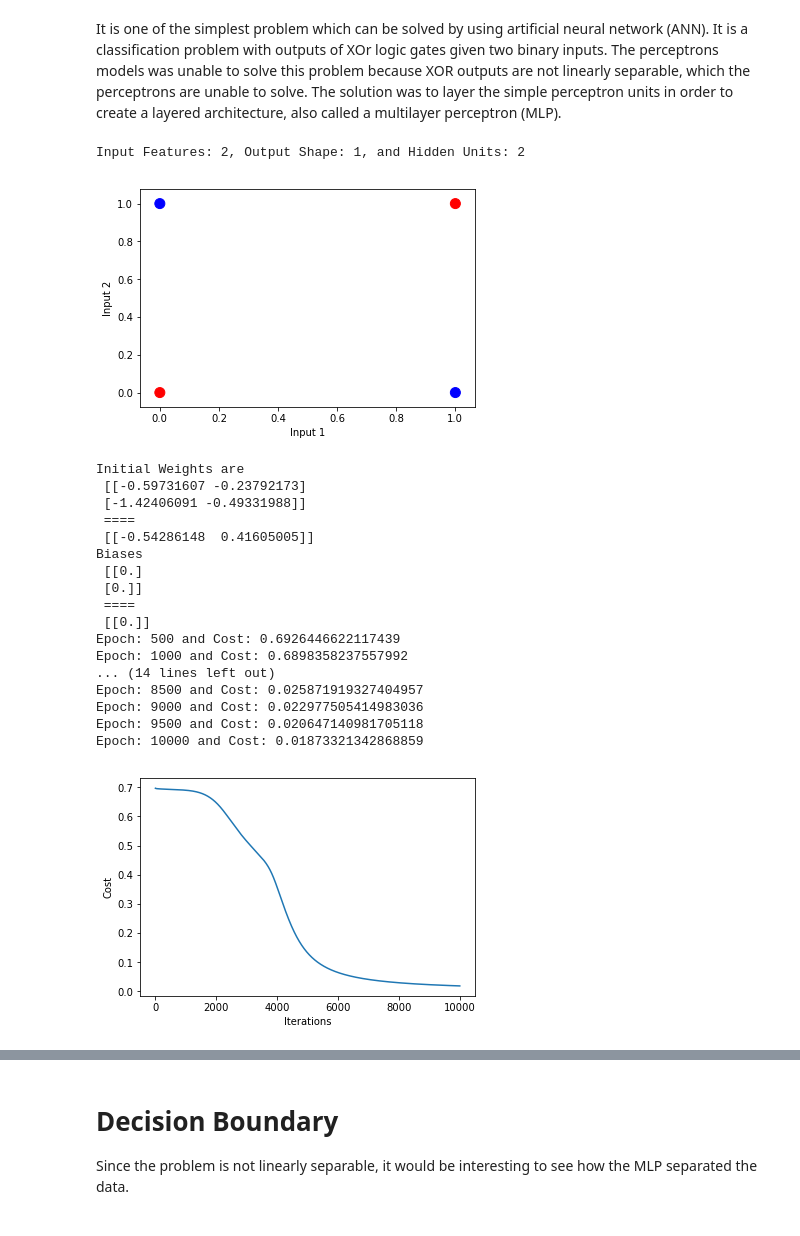
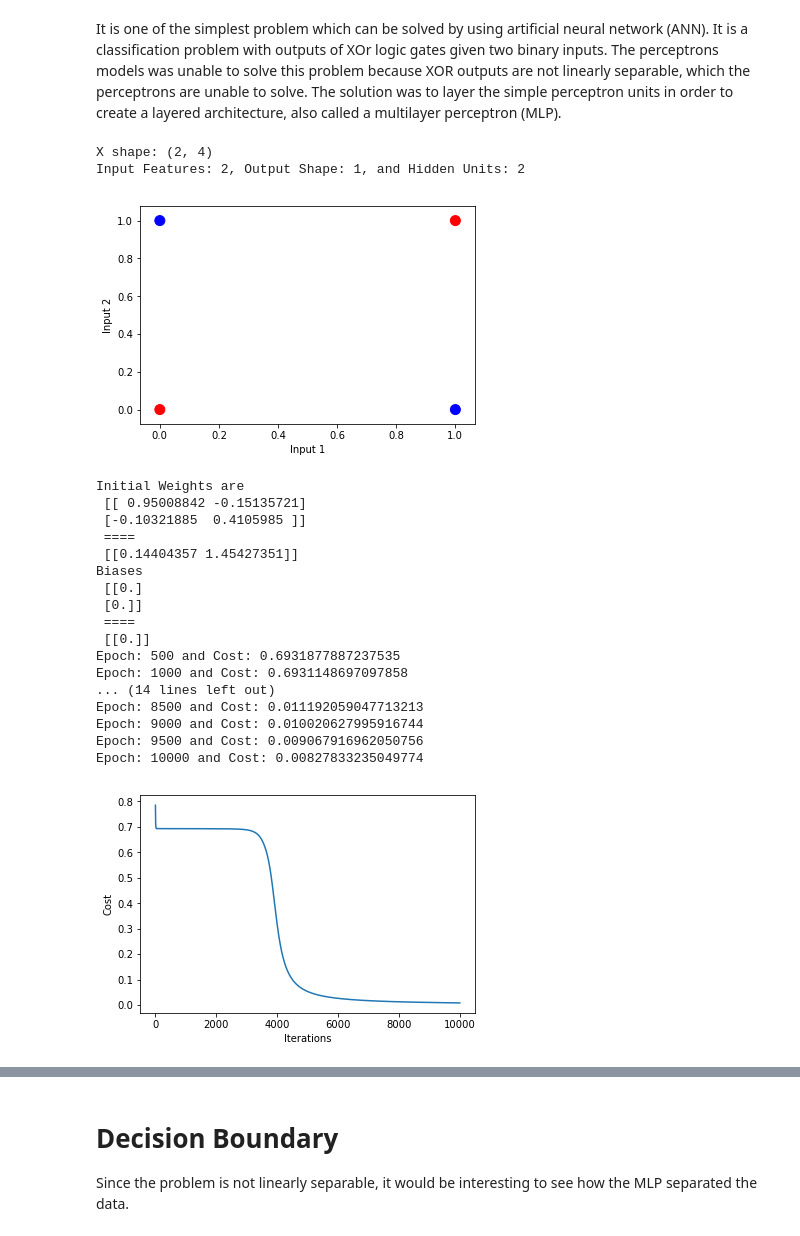
Before and after one commit to dsaharia/Data_Science_Course_Codes, a Jupyter notebook: Neural_Networks/XOR_neural_network.ipynb, the cells around one changed output, grey strips where cells are left out. Saved outputs shown, nothing was run; the diff lists cells and outputs as text; code cells hidden in the pictures.

```diff
--- a/Neural_Networks/XOR_neural_network.ipynb
+++ b/Neural_Networks/XOR_neural_network.ipynb
@@ -36,12 +36,12 @@ class Neural_Network:
         m = X.shape[1] # Number of examples
         Z1 = np.dot(self.W1, X) + self.B1
         A1 = sigmoid(Z1)
-
+        cost = []
         Z2 = np.dot(self.W2, A1) + self.B2
         A2 = sigmoid(Z2)
-
-        logprobs = np.multiply(np.log(A2), Y) + np.multiply((1 - Y), np.log(1 - A2))
-        cost = -np.sum(logprobs) / m
+        if Y is not None:
+            logprobs = np.multiply(np.log(A2), Y) + np.multiply((1 - Y), np.log(1 - A2))
+            cost = -np.sum(logprobs) / m
         params = {"A1": A1, "A2": A2, "Z1": Z1}
         return cost, params
 
@@ -84,39 +84,41 @@ Y = np.array([
 n_h = 2 # Number of hidden units
 n_x = X.shape[0] # Number of input features
 n_y = Y.shape[0] # Number of output
+print(f"X shape: {X.shape}")
 print(f"Input Features: {n_x}, Output Shape: {n_y}, and Hidden Units: {n_h}")
 color = np.array(['r', 'b'])
 plt.scatter(X[0], X[1], s=100, c=color[Y[0]])
 plt.xlabel("Input 1")
 plt.ylabel("Input 2");
 # %% [output]
+X shape: (2, 4)
 Input Features: 2, Output Shape: 1, and Hidden Units: 2
 [figure]
 # %%
 network = Neural_Network(n_h, n_x, n_y) # Create a network object
-costs = network.run(X, Y, 10000, 0.1) # Run the network on the input.
+costs = network.run(X, Y, 10000, 0.2) # Run the network on the input.
 plt.plot(costs)
 plt.xlabel("Iterations")
 plt.ylabel("Cost");
 # %% [output]
 Initial Weights are
- [[-0.59731607 -0.23792173]
- [-1.42406091 -0.49331988]]
+ [[ 0.95008842 -0.15135721]
+ [-0.10321885  0.4105985 ]]
  ====
- [[-0.54286148  0.41605005]]
+ [[0.14404357 1.45427351]]
 Biases
  [[0.]
  [0.]]
  ====
  [[0.]]
-Epoch: 500 and Cost: 0.6926446622117439
-Epoch: 1000 and Cost: 0.6898358237557992
+Epoch: 500 and Cost: 0.6931877887237535
+Epoch: 1000 and Cost: 0.6931148697097858
 ... (14 lines left out)
-Epoch: 8500 and Cost: 0.025871919327404957
-Epoch: 9000 and Cost: 0.022977505414983036
-Epoch: 9500 and Cost: 0.020647140981705118
-Epoch: 10000 and Cost: 0.01873321342868859
+Epoch: 8500 and Cost: 0.011192059047713213
+Epoch: 9000 and Cost: 0.010020627995916744
+Epoch: 9500 and Cost: 0.009067916962050756
+Epoch: 10000 and Cost: 0.00827833235049774
-[figure, old version]
+[figure, new version]
 # %%
 # Evaluate the model and oberve the final outputs.
 cost, params = network.forward_propagate(X, Y)
```
Also changed, not shown: parts of 3 cells of this notebook.
